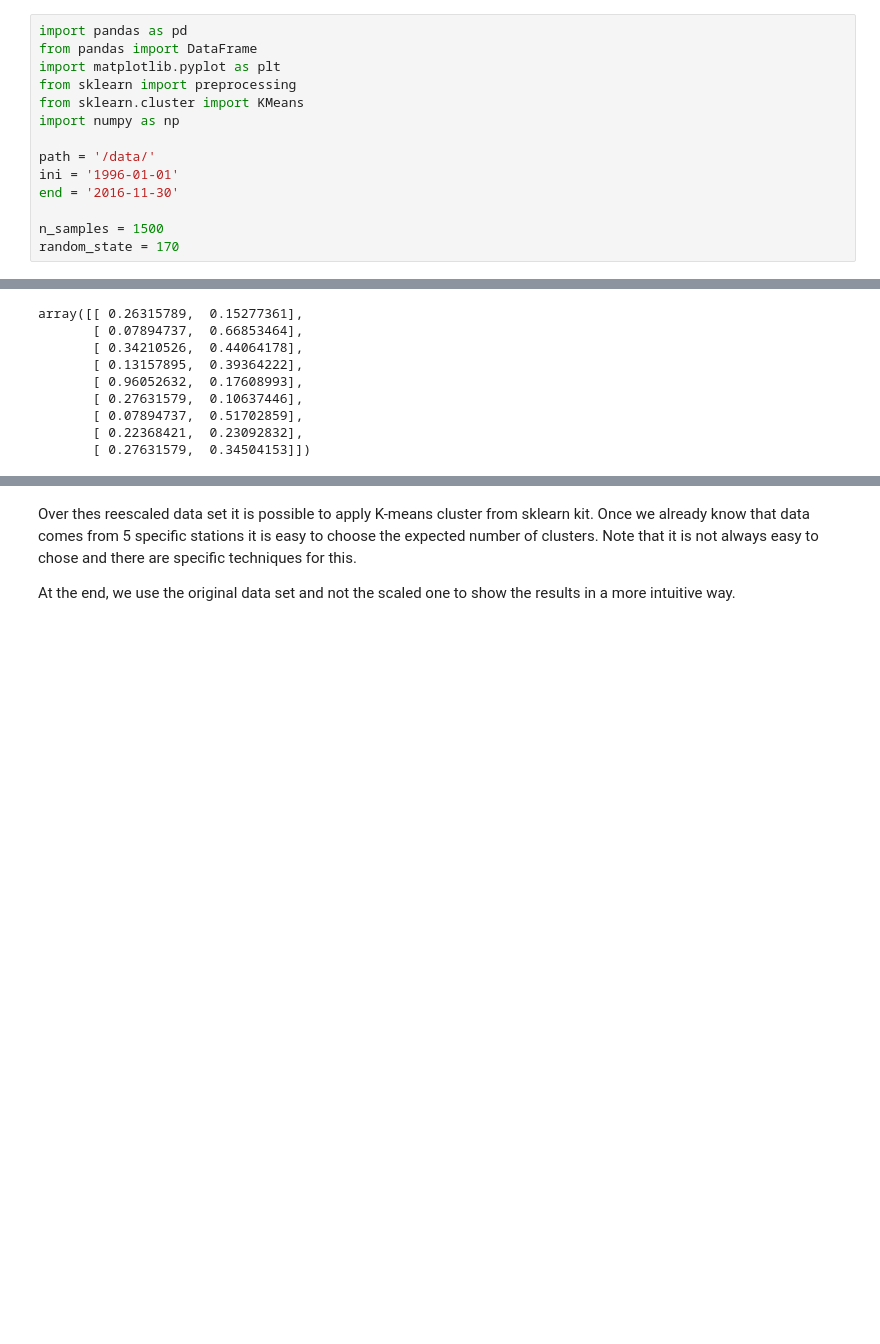
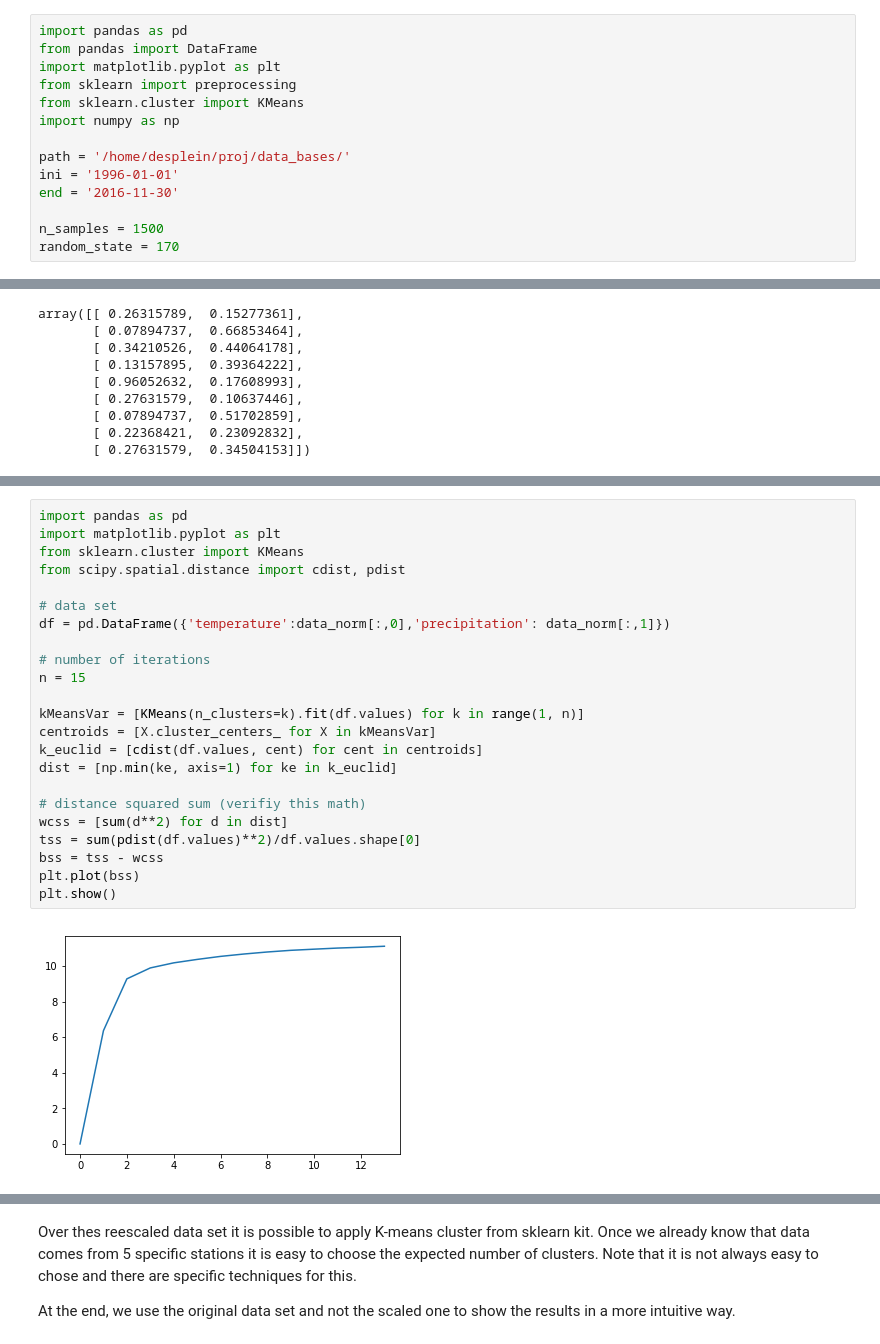
Before and after one commit to jaglima/climateDataLab, a Jupyter notebook: kmeans_test.ipynb, the cells around one changed output, grey strips where cells are left out. Drawn from its saved outputs; the diff is of its cells as text; blank space fills up the shorter version.

```diff
--- a/kmeans_test.ipynb
+++ b/kmeans_test.ipynb
@@ -16,7 +16,7 @@ from sklearn import preprocessing
 from sklearn.cluster import KMeans
 import numpy as np
 
-path = '/data/'
+path = '/home/desplein/proj/data_bases/'
 ini = '1996-01-01'
 end = '2016-11-30'
 
@@ -59,0 +66,25 @@ array([[ 0.26315789,  0.15277361],
+# %%
+import pandas as pd
+import matplotlib.pyplot as plt
+from sklearn.cluster import KMeans
+from scipy.spatial.distance import cdist, pdist
+
+# data set
+df = pd.DataFrame({'temperature':data_norm[:,0],'precipitation': data_norm[:,1]})
+
+# number of iterations
+n = 15
+
+kMeansVar = [KMeans(n_clusters=k).fit(df.values) for k in range(1, n)]
+centroids = [X.cluster_centers_ for X in kMeansVar]
+k_euclid = [cdist(df.values, cent) for cent in centroids]
+dist = [np.min(ke, axis=1) for ke in k_euclid]
+
+# distance squared sum (verifiy this math)
+wcss = [sum(d**2) for d in dist]
+tss = sum(pdist(df.values)**2)/df.values.shape[0]
+bss = tss - wcss
+plt.plot(bss)
+plt.show()
+# %% [output]
+[figure, added]
```
Also changed, not shown: parts of 12 cells of this notebook.
